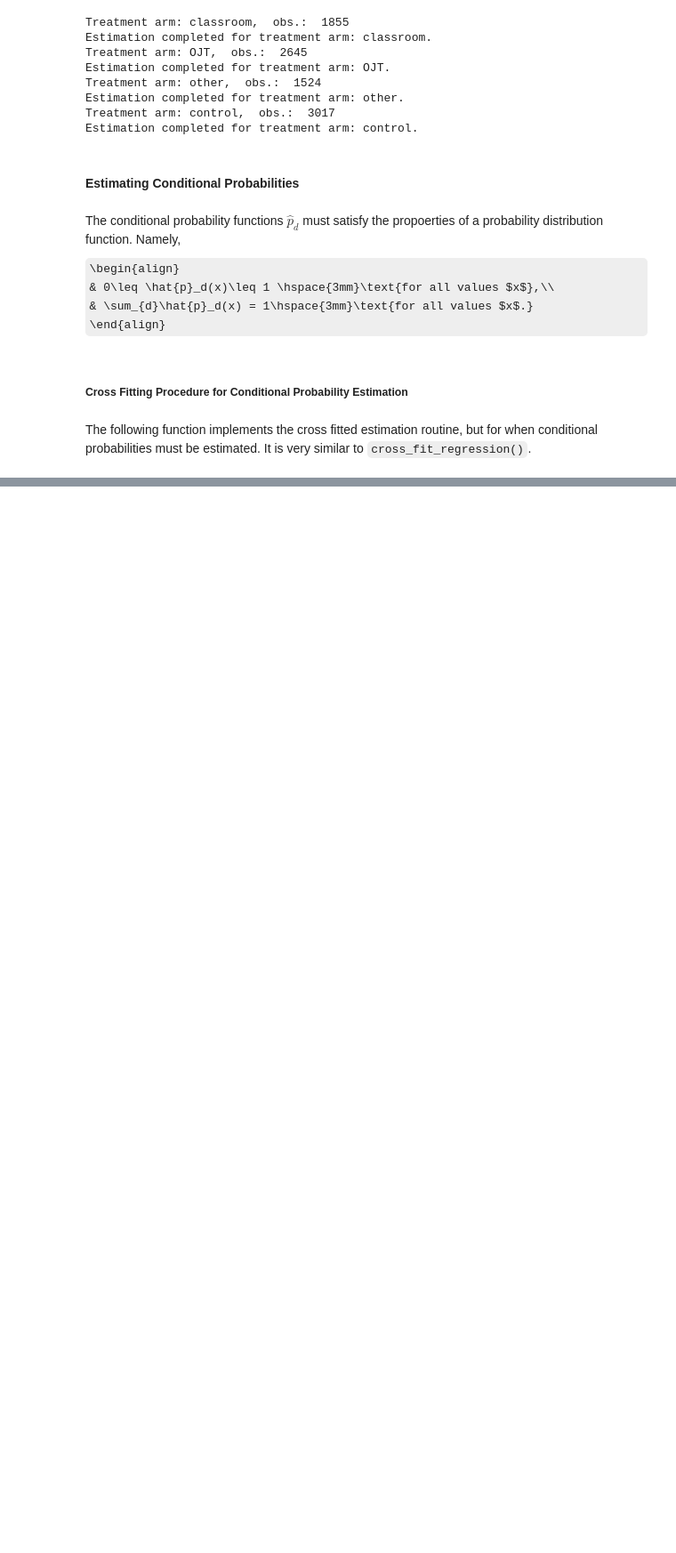
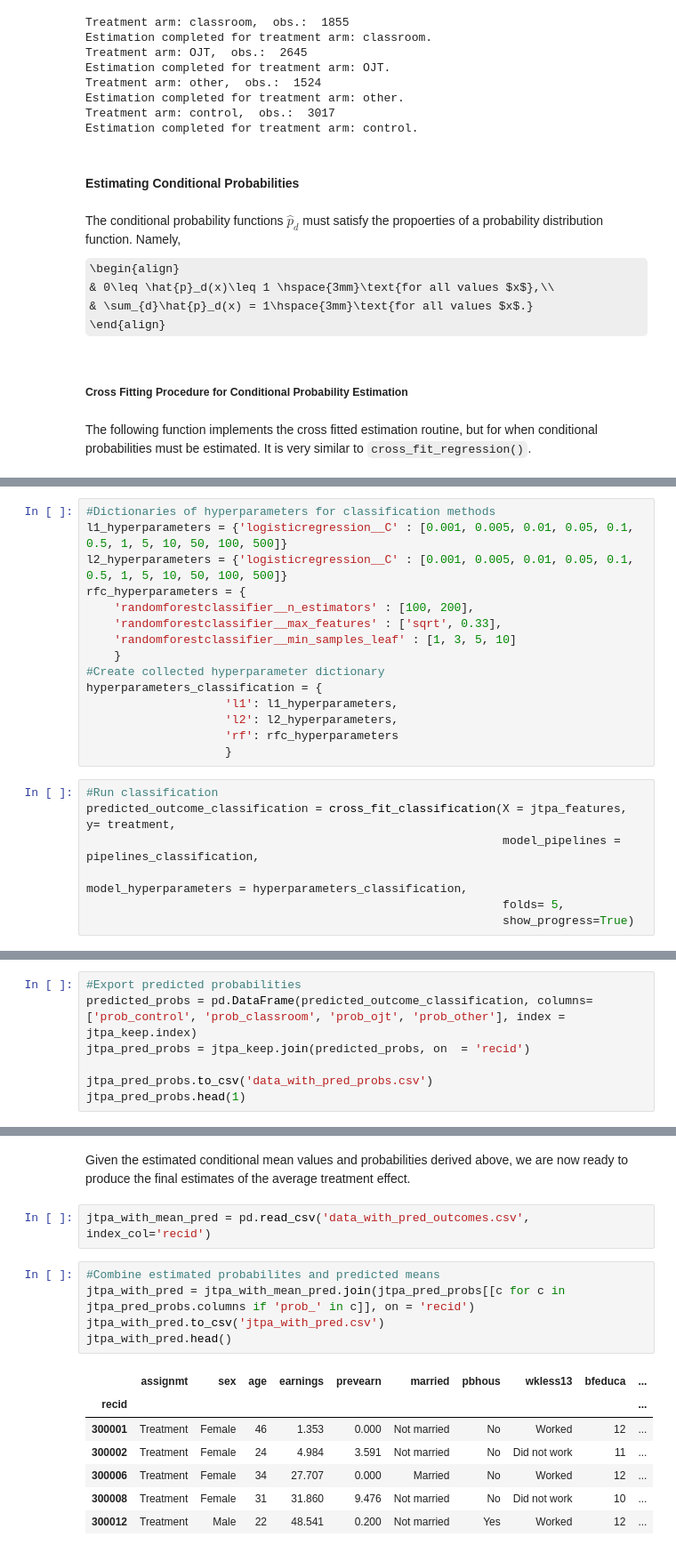
Before and after one commit to omondal/DR_ATE_estimation, a Jupyter notebook: multi_treatment_ate.ipynb, the cells around one changed output, grey strips where cells are left out. Shown at 89% size. Saved outputs shown, nothing was run; the diff lists cells and outputs as text; some formulas as TeX source; blank space fills up the shorter version.

```diff
--- a/multi_treatment_ate.ipynb
+++ b/multi_treatment_ate.ipynb
@@ -417,0 +432,22 @@ def cross_fit_classification(X, y, model_pipelines, model_hyperparameters, folds
+# %%
+#Dictionaries of hyperparameters for classification methods
+l1_hyperparameters = {'logisticregression__C' : [0.001, 0.005, 0.01, 0.05, 0.1, 0.5, 1, 5, 10, 50, 100, 500]}
+l2_hyperparameters = {'logisticregression__C' : [0.001, 0.005, 0.01, 0.05, 0.1, 0.5, 1, 5, 10, 50, 100, 500]}
+rfc_hyperparameters = {
+    'randomforestclassifier__n_estimators' : [100, 200],
+    'randomforestclassifier__max_features' : ['sqrt', 0.33],
+    'randomforestclassifier__min_samples_leaf' : [1, 3, 5, 10]
+    }
+#Create collected hyperparameter dictionary
+hyperparameters_classification = {
+                    'l1': l1_hyperparameters,
+                    'l2': l2_hyperparameters,
+                    'rf': rfc_hyperparameters
+                    }
+# %%
+#Run classification
+predicted_outcome_classification = cross_fit_classification(X = jtpa_features, y= treatment,
+                                                            model_pipelines = pipelines_classification,
+                                                            model_hyperparameters = hyperparameters_classification,
+                                                            folds= 5,
+                                                            show_progress=True)
@@ -417,0 +460,7 @@ def cross_fit_classification(X, y, model_pipelines, model_hyperparameters, folds
+# %%
+#Export predicted probabilities
+predicted_probs = pd.DataFrame(predicted_outcome_classification, columns=['prob_control', 'prob_classroom', 'prob_ojt', 'prob_other'], index = jtpa_keep.index)
+jtpa_pred_probs = jtpa_keep.join(predicted_probs, on  = 'recid')
+
+jtpa_pred_probs.to_csv('data_with_pred_probs.csv')
+jtpa_pred_probs.head(1)
@@ -417,0 +473,17 @@ def cross_fit_classification(X, y, model_pipelines, model_hyperparameters, folds
+# %% [markdown]
+Given the estimated conditional mean values and probabilities derived above, we are now ready to produce the final estimates of the average treatment effect.
+# %%
+jtpa_with_mean_pred = pd.read_csv('data_with_pred_outcomes.csv', index_col='recid')
+# %%
+#Combine estimated probabilites and predicted means
+jtpa_with_pred = jtpa_with_mean_pred.join(jtpa_pred_probs[[c for c in jtpa_pred_probs.columns if 'prob_' in c]], on = 'recid')
+jtpa_with_pred.to_csv('jtpa_with_pred.csv')
+jtpa_with_pred.head()
+# %% [output]
+|  | assignmt | sex | age | earnings | prevearn | married | pbhous | wkless13 | bfeduca | ... |
+| recid |  |  |  |  |  |  |  |  |  | ... |
+| 300001 | Treatment | Female | 46 | 1.353 | 0.000 | Not married | No | Worked | 12 | ... |
+| 300002 | Treatment | Female | 24 | 4.984 | 3.591 | Not married | No | Did not work | 11 | ... |
+| 300006 | Treatment | Female | 34 | 27.707 | 0.000 | Married | No | Worked | 12 | ... |
+| 300008 | Treatment | Female | 31 | 31.860 | 9.476 | Not married | No | Did not work | 10 | ... |
+| 300012 | Treatment | Male | 22 | 48.541 | 0.200 | Not married | Yes | Worked | 12 | ... |
```
Also changed, not shown: parts of 22 cells of this notebook, 3 other files.
